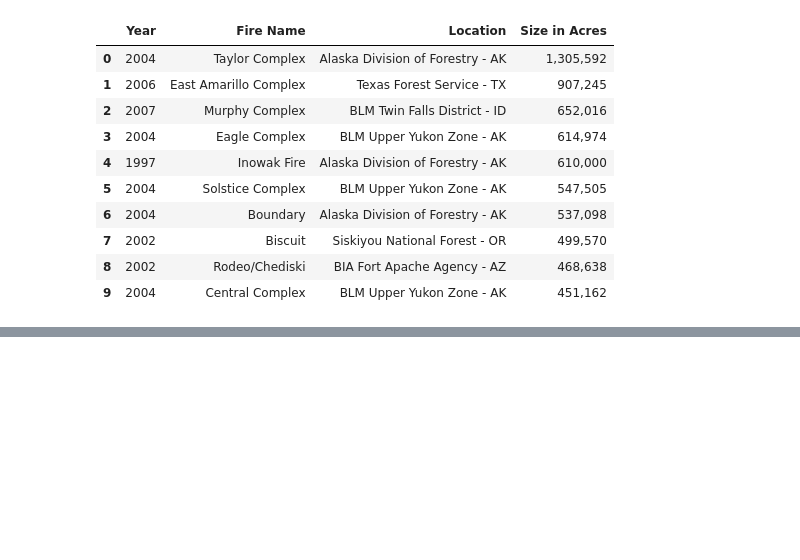
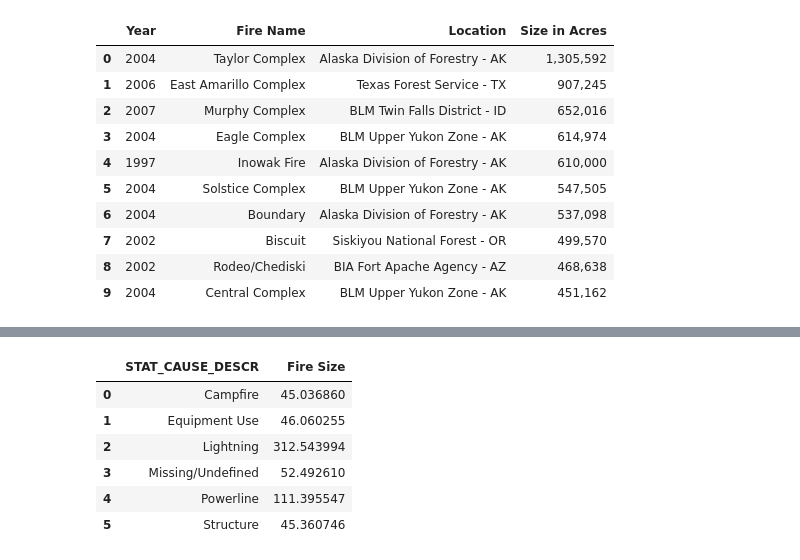
Before and after one commit to nvhabib91/project1, a Jupyter notebook: Project_1_Sam.ipynb, the cells around one changed output, grey strips where cells are left out. Saved outputs shown, nothing was run; the diff lists cells and outputs as text; code cells hidden in the pictures; blank space fills up the shorter version.

```diff
--- a/Project_1_Sam.ipynb
+++ b/Project_1_Sam.ipynb
@@ -357,0 +379,12 @@ large_fires_pd.head(10)
+# %%
+top_causes_in_size_avg = acres_burned_avg["Fire Size"] > 45
+acres_burned_df_avg = acres_burned_avg[top_causes_in_size_avg].reset_index()
+acres_burned_df_avg
+# %% [output]
+|  | STAT_CAUSE_DESCR | Fire Size |
+| 0 | Campfire | 45.036860 |
+| 1 | Equipment Use | 46.060255 |
+| 2 | Lightning | 312.543994 |
+| 3 | Missing/Undefined | 52.492610 |
+| 4 | Powerline | 111.395547 |
+| 5 | Structure | 45.360746 |
```
Also changed, not shown: parts of 2 cells of this notebook, 3 other files.
